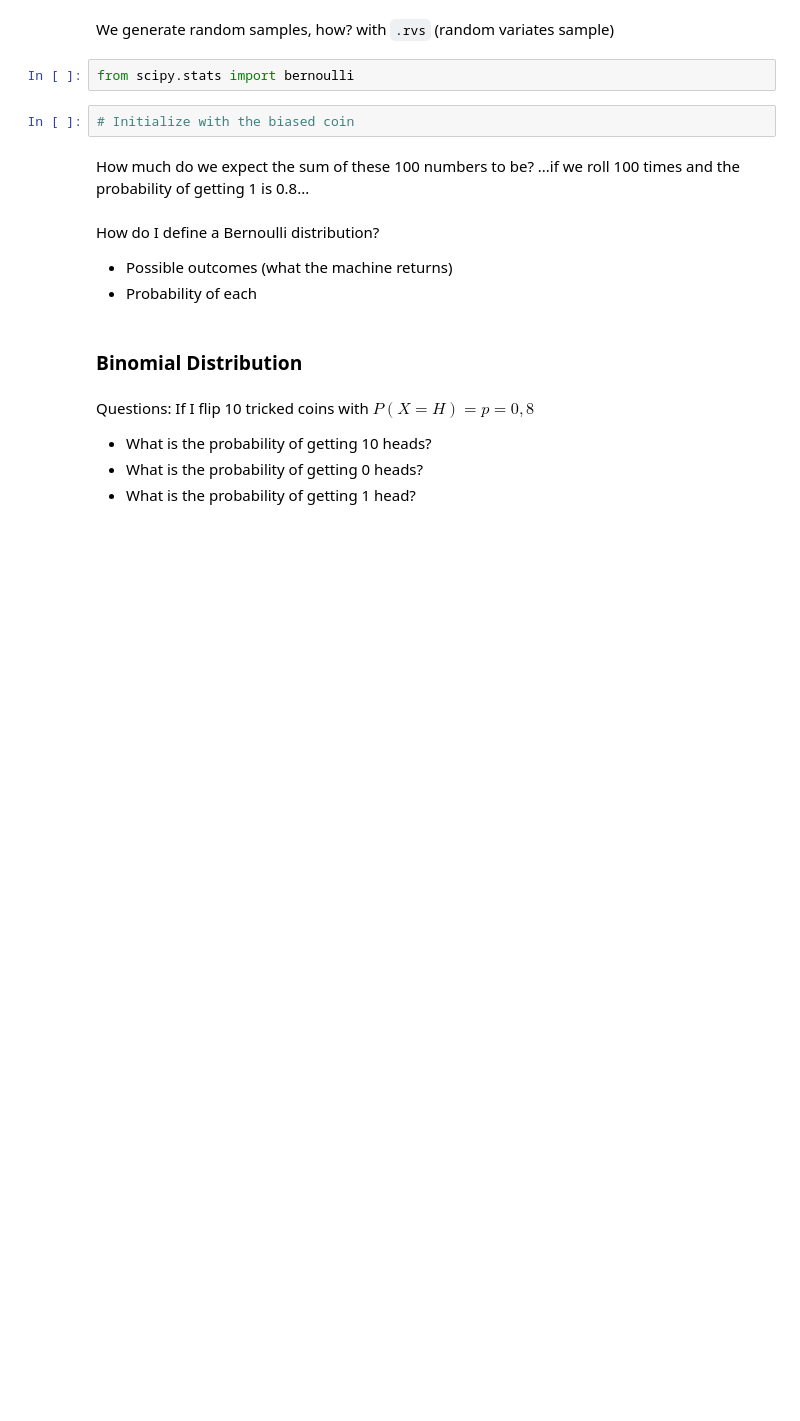
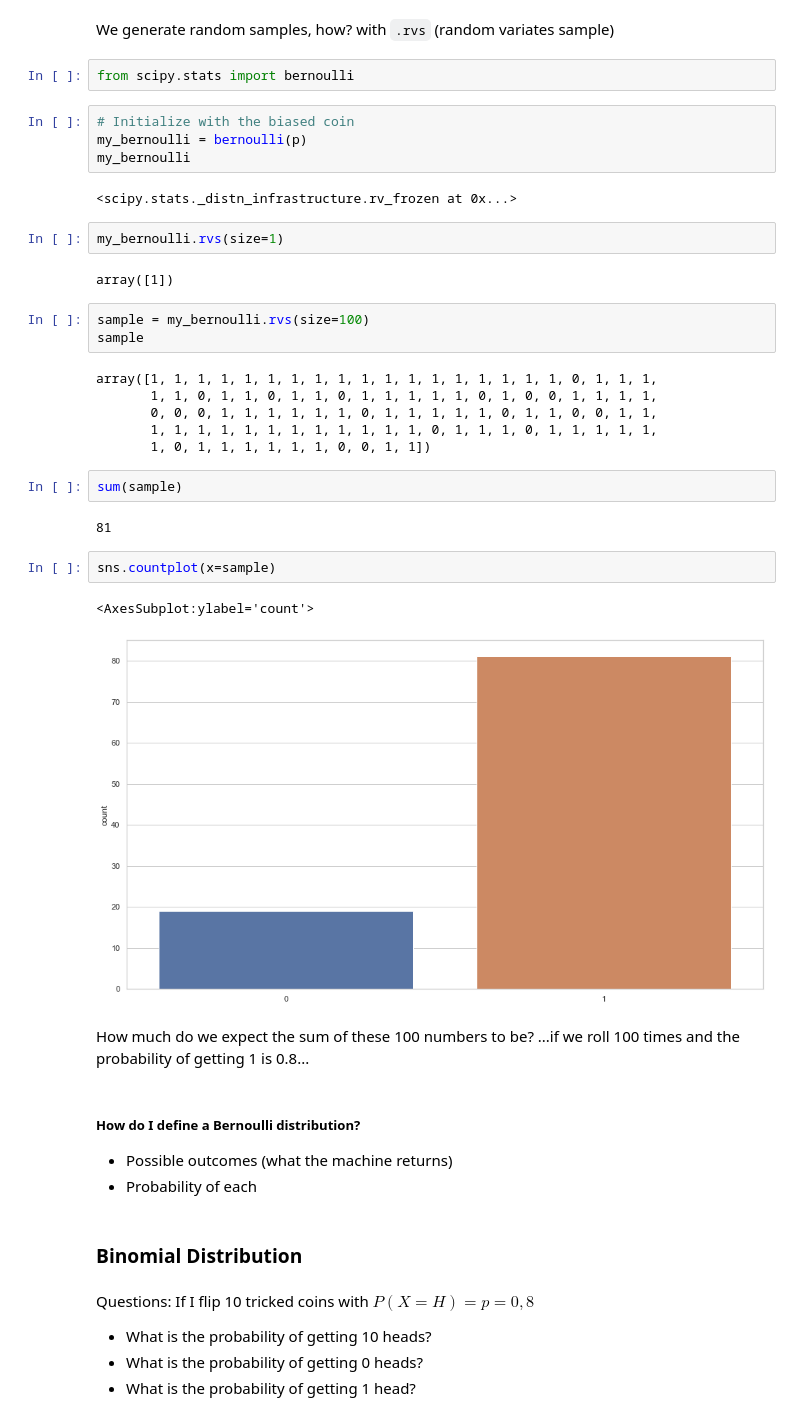
Before and after one commit to Ironhack-data-bcn-oct-2022/lectures, a Jupyter notebook: week-5/03- Discrete distributions.ipynb, the cells around one changed output. Saved outputs shown, nothing was run; the diff lists cells and outputs as text; blank space fills up the shorter version.

```diff
--- a/week-5/03- Discrete distributions.ipynb
+++ b/week-5/03- Discrete distributions.ipynb
@@ -193,10 +207,36 @@ We generate random samples, how? with `.rvs` (random variates sample)
 from scipy.stats import bernoulli
 # %%
 # Initialize with the biased coin
+my_bernoulli = bernoulli(p)
+my_bernoulli
+# %% [output]
+<scipy.stats._distn_infrastructure.rv_frozen at 0x...>
+# %%
+my_bernoulli.rvs(size=1)
+# %% [output]
+array([1])
+# %%
+sample = my_bernoulli.rvs(size=100)
+sample
+# %% [output]
+array([1, 1, 1, 1, 1, 1, 1, 1, 1, 1, 1, 1, 1, 1, 1, 1, 1, 1, 0, 1, 1, 1,
+       1, 1, 0, 1, 1, 0, 1, 1, 0, 1, 1, 1, 1, 1, 0, 1, 0, 0, 1, 1, 1, 1,
+       0, 0, 0, 1, 1, 1, 1, 1, 1, 0, 1, 1, 1, 1, 1, 0, 1, 1, 0, 0, 1, 1,
+       1, 1, 1, 1, 1, 1, 1, 1, 1, 1, 1, 1, 0, 1, 1, 1, 0, 1, 1, 1, 1, 1,
+       1, 0, 1, 1, 1, 1, 1, 1, 0, 0, 1, 1])
+# %%
+sum(sample)
+# %% [output]
+81
+# %%
+sns.countplot(x=sample)
+# %% [output]
+<AxesSubplot:ylabel='count'>
+[figure, added]
 # %% [markdown]
 How much do we expect the sum of these 100 numbers to be? ...if we roll 100 times and the probability of getting 1 is 0.8...
 # %% [markdown]
-How do I define a Bernoulli distribution?
+##### How do I define a Bernoulli distribution?
 - Possible outcomes (what the machine returns)
 - Probability of each
 # %% [markdown]
```
Also changed, not shown: parts of 85 cells of this notebook.
